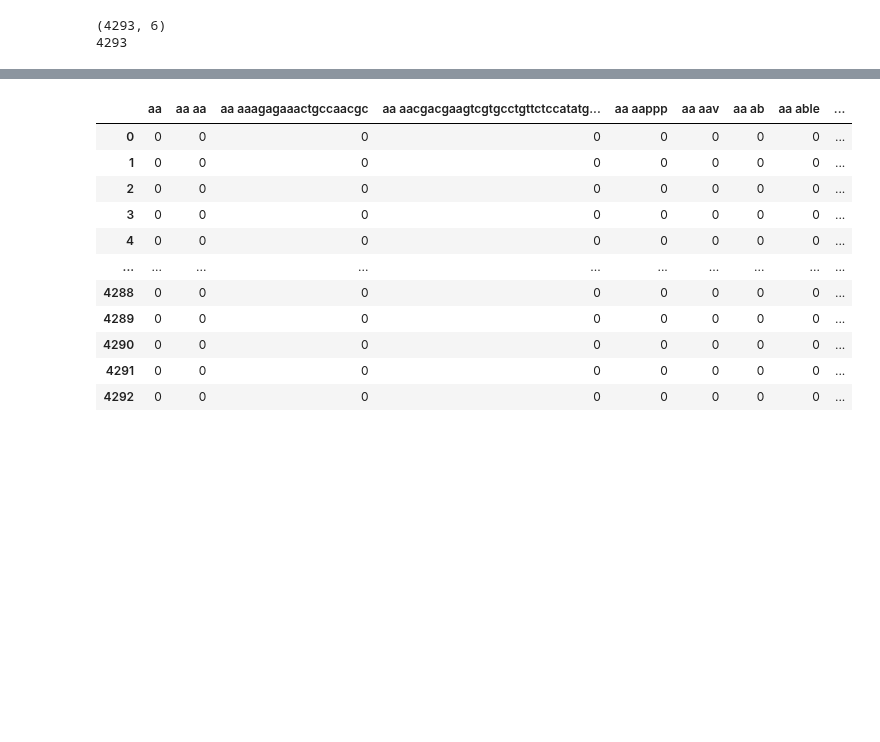
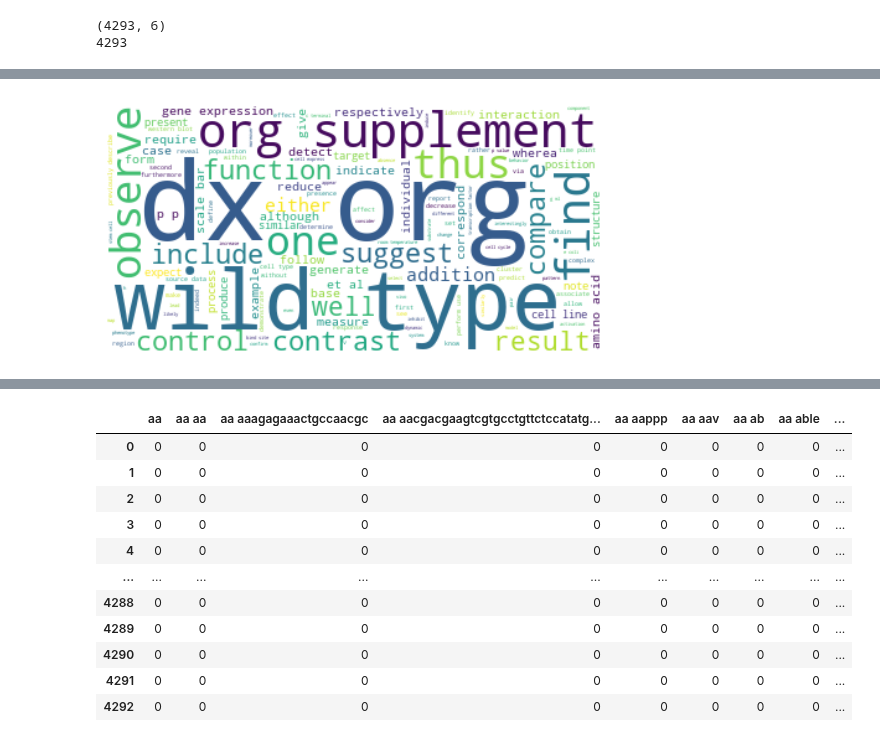
Before and after one commit to michael-pollack/573Project, a Jupyter notebook: project.ipynb, the cells around one changed output, grey strips where cells are left out. Cells and saved outputs as stored; diff of their text form; code cells hidden in the pictures; blank space fills up the shorter version.

Commit message:
code clean up

```diff
--- a/project.ipynb
+++ b/project.ipynb
@@ -288,6 +288,8 @@ def wordcloud_maker(df, stopwords = None):
     plt.axis("off")
     plt.show()
 # %%
-wordcloud_maker(df_elife_train)
+wordcloud_maker(df_elife_train_clean)
+# %% [output]
+[figure, added]
 # %%
 #checking custom stop lists and cleaning worked. Cut down 246k words
```
Also changed, not shown: parts of 6 cells of this notebook.
